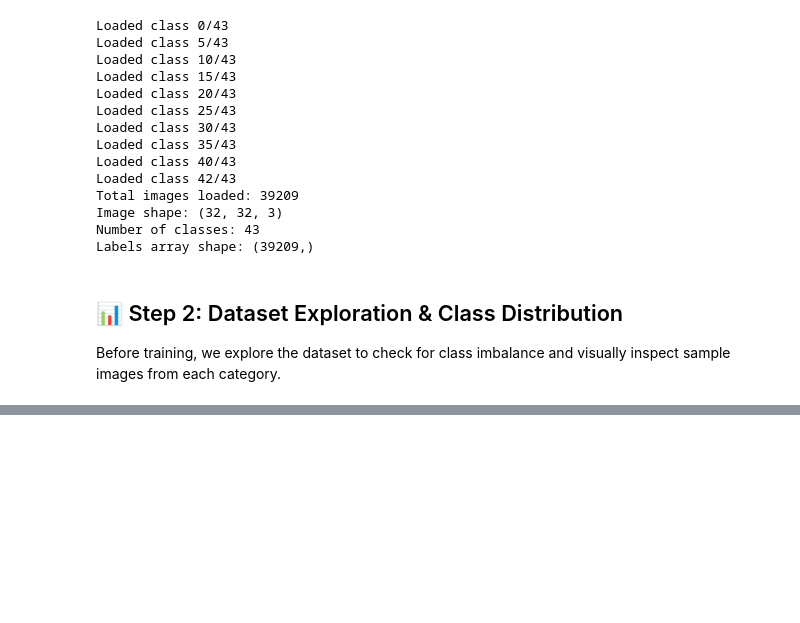
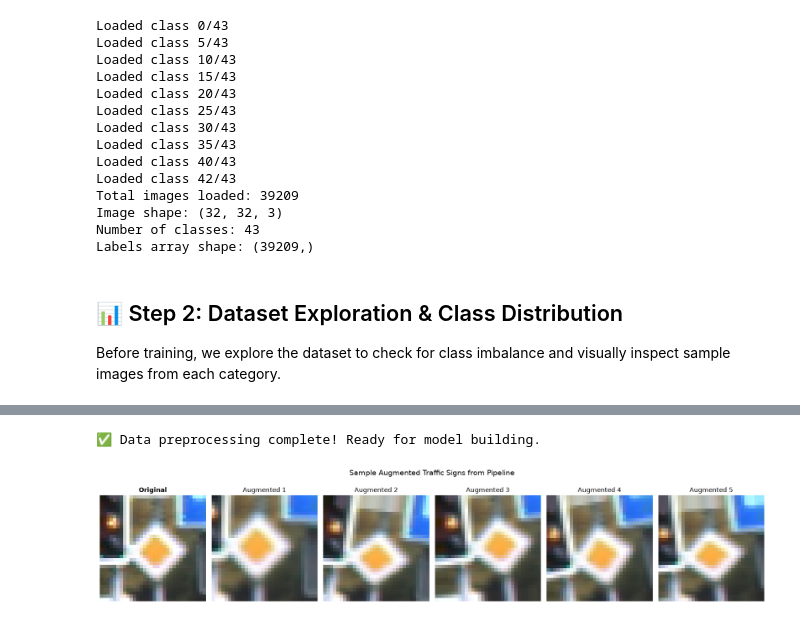
Before and after one commit to AhmadR-11/AI-ML-Projects, a Jupyter notebook: Traffic-Signs-Recognition/Traffic_Signs.ipynb, the cells around one changed output, grey strips where cells are left out. Cells and saved outputs as stored; diff of their text form; code cells hidden in the pictures; blank space fills up the shorter version.

Commit message:
refactor: update notebook execution counts, outputs, and markdown headers

```diff
--- a/Traffic-Signs-Recognition/Traffic_Signs.ipynb
+++ b/Traffic-Signs-Recognition/Traffic_Signs.ipynb
@@ -191,0 +197,17 @@ print("✅ Dataset exploration complete!")
+# %%
+# 1. Normalize image pixel values from [0, 255] to [0.0, 1.0]
+# Safe idempotent check: avoids dividing repeatedly if re-run
+if X.dtype != np.float32:
+    X = X.astype('float32') / 255.0
+
+print(f"Pixel value range after normalization: [{X.min():.1f}, {X.max():.1f}]")
+print(f"Data type: {X.dtype}")
+
+# 2. One-Hot Encode class labels
+num_classes = len(np.unique(y))
+y_categorical = to_categorical(y, num_classes=num_classes)
+
+print()
+print(f"Original label shape: {y.shape}")
+print(f"One-hot encoded label shape: {y_categorical.shape}")
+print(f"Example — Original label: {y[0]}, One-hot: {y_categorical[0]}")
@@ -191,0 +287,45 @@ print("✅ Dataset exploration complete!")
+# %%
+# Note: horizontal_flip is disabled because traffic signs like
+# "turn left" and "turn right" would become incorrect if flipped
+datagen = ImageDataGenerator(
+    rotation_range=10,        # rotate images up to 10 degrees
+    zoom_range=0.15,          # random zoom
+    width_shift_range=0.1,    # horizontal shift
+    height_shift_range=0.1,   # vertical shift
+    shear_range=0.1,          # shear transformation
+    horizontal_flip=False,    # DO NOT flip — signs are directional
+    fill_mode='nearest'
+)
+
+# Fit generator on training data
+datagen.fit(X_train)
+
+# Visualize augmentation effect on a sample training image
+sample_img = X_train[0]
+sample_batch = np.expand_dims(sample_img, axis=0)
+
+fig, axes = plt.subplots(1, 6, figsize=(18, 4))
+
+# Display original sample
+axes[0].imshow(sample_img)
+axes[0].set_title('Original', fontsize=12, fontweight='bold')
+axes[0].axis('off')
+
+# Generate and display 5 augmented versions
+aug_iter = datagen.flow(sample_batch, batch_size=1, seed=42)
+for i in range(1, 6):
+    aug_img = next(aug_iter)[0]
+    aug_img = np.clip(aug_img, 0.0, 1.0)
+    axes[i].imshow(aug_img)
+    axes[i].set_title(f'Augmented {i}', fontsize=12)
+    axes[i].axis('off')
+
+plt.suptitle('Sample Augmented Traffic Signs from Pipeline', fontsize=14)
+plt.tight_layout()
+plt.savefig('outputs/03_augmentation_examples.png', dpi=150, bbox_inches='tight')
+plt.show()
+
+print("✅ Data preprocessing complete! Ready for model building.")
+# %% [output]
+✅ Data preprocessing complete! Ready for model building.
+[figure, added]
```
Also changed, not shown: parts of 14 cells of this notebook.
